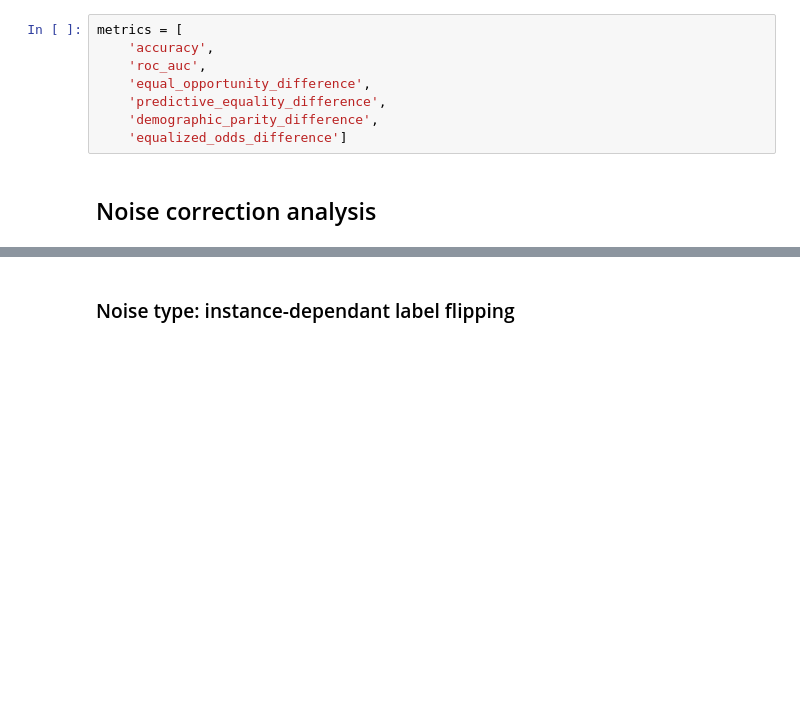
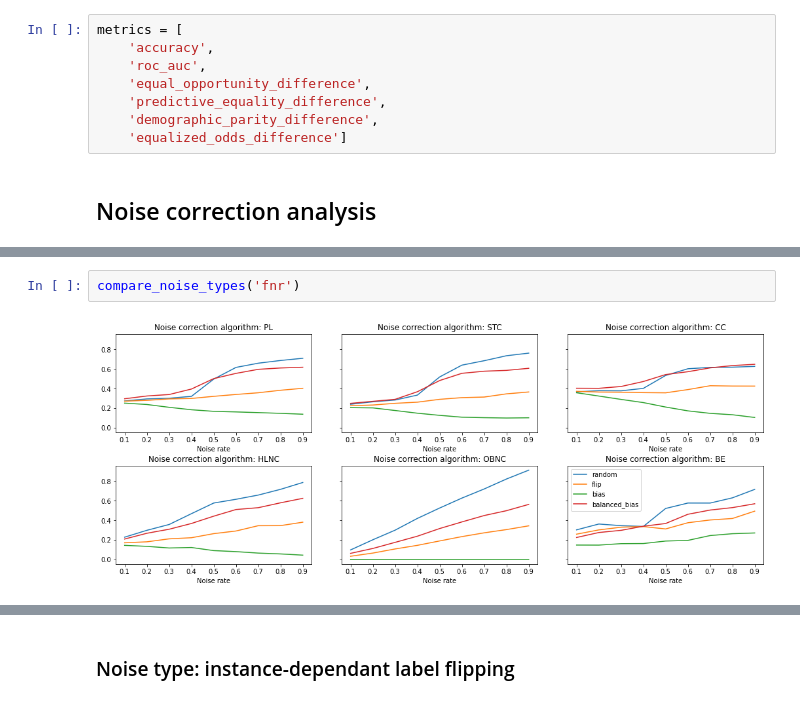
Before and after one commit to reluzita/rewriting-history, a Jupyter notebook: noiseinjection_result_analysis.ipynb, the cells around one changed output, grey strips where cells are left out. Cells and saved outputs as stored; diff of their text form; blank space fills up the shorter version.

```diff
--- a/noiseinjection_result_analysis.ipynb
+++ b/noiseinjection_result_analysis.ipynb
@@ -56,0 +118,4 @@ def show_correction_performance(noise_type):
+# %%
+compare_noise_types('fnr')
+# %% [output]
+[figure, added]
```
Also changed, not shown: parts of 65 cells of this notebook, 5 other files.
